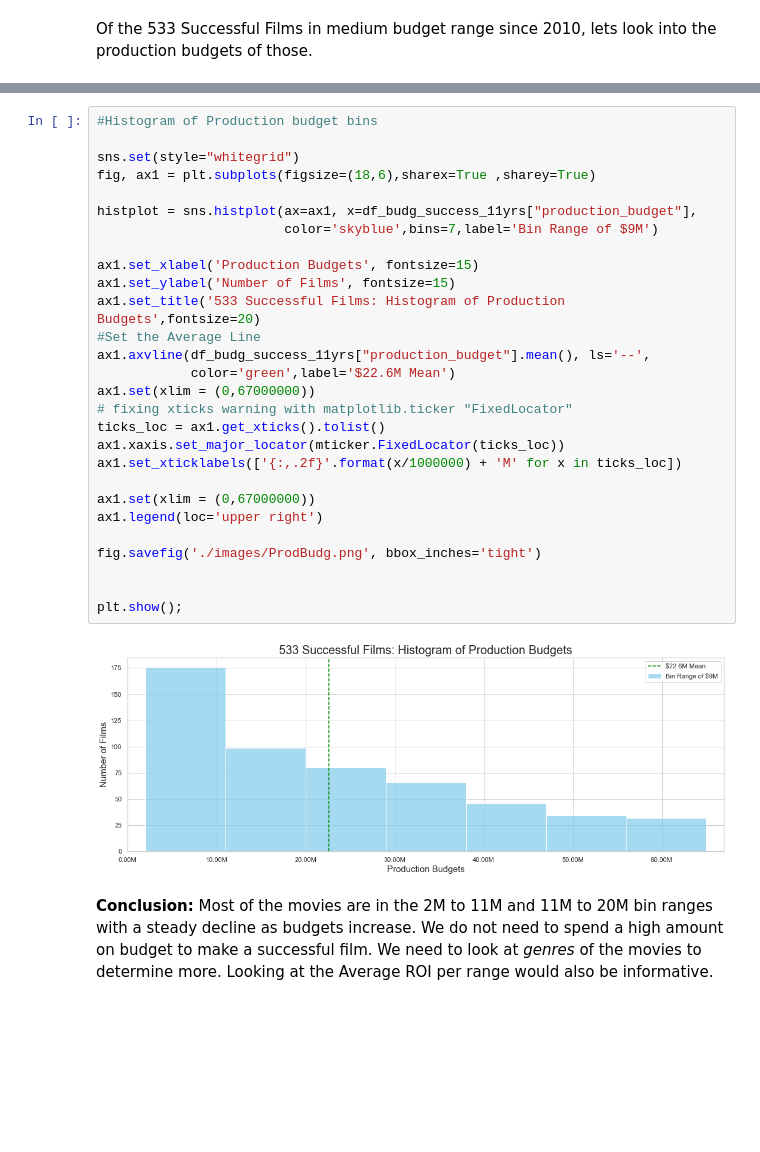
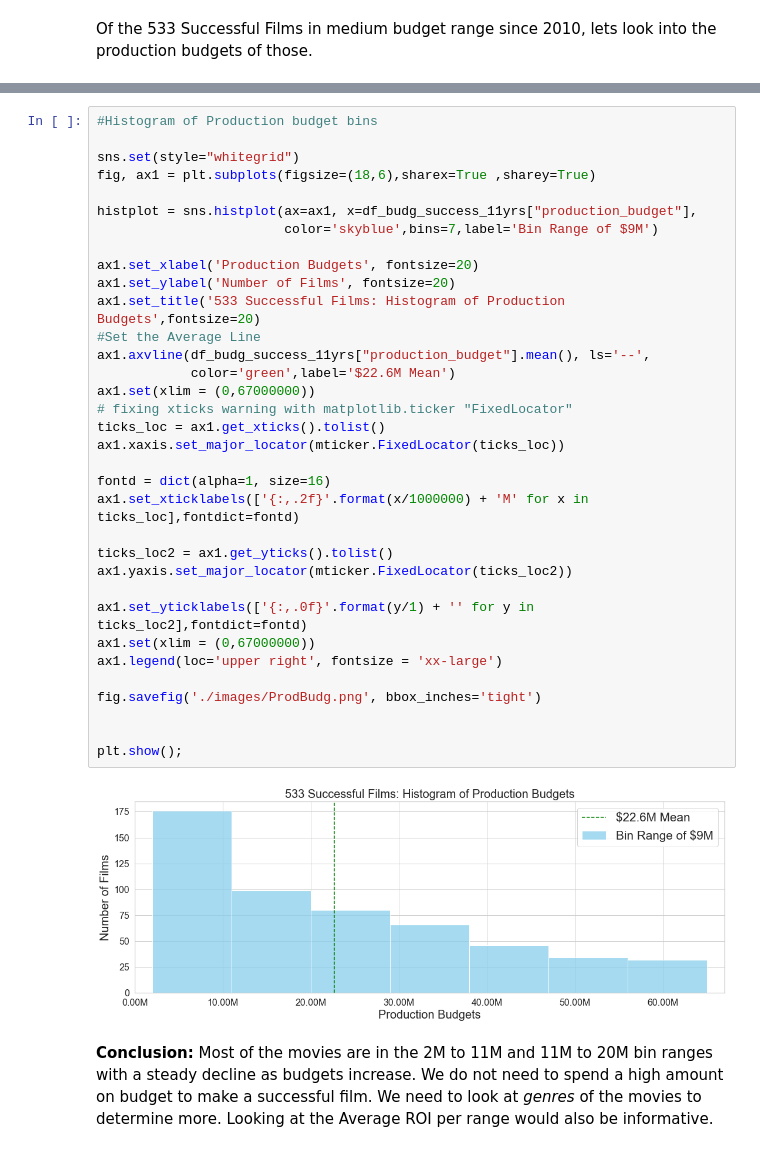
Before and after one commit to SunTzuLombardi/MovieStudioCapstone, a Jupyter notebook: MovieStudoProject.ipynb, the cells around one changed output, grey strips where cells are left out. Drawn from its saved outputs; the diff is of its cells as text; blank space fills up the shorter version.

```diff
--- a/MovieStudoProject.ipynb
+++ b/MovieStudoProject.ipynb
@@ -1323,33 +1321,39 @@ df_budg_success_11yrs.describe()
 # %%
 #Histogram of Production budget bins
 
 sns.set(style="whitegrid")
 fig, ax1 = plt.subplots(figsize=(18,6),sharex=True ,sharey=True)
 
 histplot = sns.histplot(ax=ax1, x=df_budg_success_11yrs["production_budget"],
                         color='skyblue',bins=7,label='Bin Range of $9M')
 
-ax1.set_xlabel('Production Budgets', fontsize=15)
-ax1.set_ylabel('Number of Films', fontsize=15)
+ax1.set_xlabel('Production Budgets', fontsize=20)
+ax1.set_ylabel('Number of Films', fontsize=20)
 ax1.set_title('533 Successful Films: Histogram of Production Budgets',fontsize=20)
 #Set the Average Line
 ax1.axvline(df_budg_success_11yrs["production_budget"].mean(), ls='--',
             color='green',label='$22.6M Mean')
 ax1.set(xlim = (0,67000000))
 # fixing xticks warning with matplotlib.ticker "FixedLocator"
 ticks_loc = ax1.get_xticks().tolist()
 ax1.xaxis.set_major_locator(mticker.FixedLocator(ticks_loc))
-ax1.set_xticklabels(['{:,.2f}'.format(x/1000000) + 'M' for x in ticks_loc])
 
+fontd = dict(alpha=1, size=16)
+ax1.set_xticklabels(['{:,.2f}'.format(x/1000000) + 'M' for x in ticks_loc],fontdict=fontd)
+
+ticks_loc2 = ax1.get_yticks().tolist()
+ax1.yaxis.set_major_locator(mticker.FixedLocator(ticks_loc2))
+
+ax1.set_yticklabels(['{:,.0f}'.format(y/1) + '' for y in ticks_loc2],fontdict=fontd)
 ax1.set(xlim = (0,67000000))
-ax1.legend(loc='upper right')
+ax1.legend(loc='upper right', fontsize = 'xx-large')
 
 fig.savefig('./images/ProdBudg.png', bbox_inches='tight')
 
 
 plt.show();
 # %% [output]
-[figure, old version]
+[figure, new version]
 # %% [markdown]
 __Conclusion:__ Most of the movies are in the 2M to 11M and 11M to 20M bin ranges with a steady decline as budgets increase.  We do not need to spend a high amount on budget to make a successful film.
     We need to look at _genres_ of the movies to determine more.  Looking at the Average ROI per range would also be informative.
```
Also changed, not shown: parts of 45 cells of this notebook, 7 other files.
